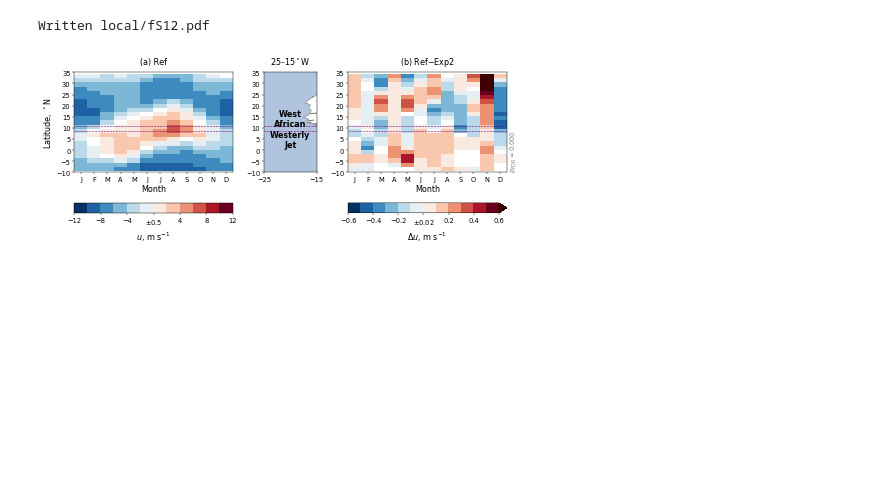
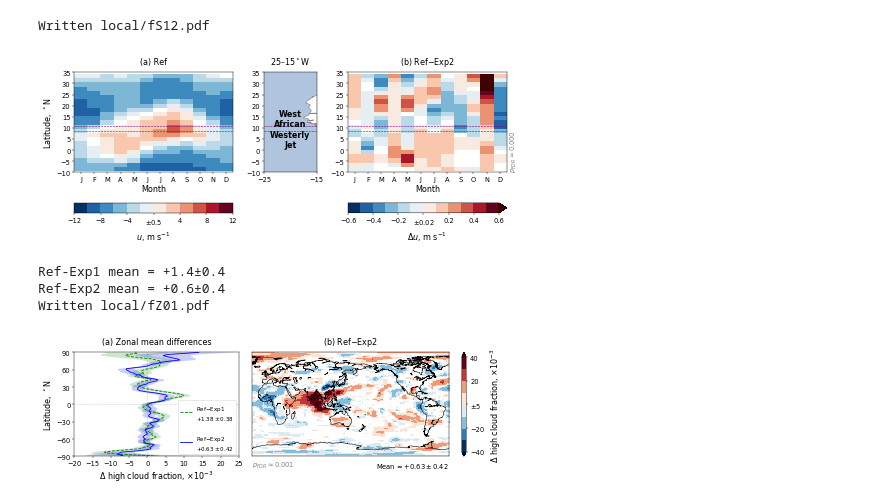
Before and after one commit to grandey/p17d-sulphur-eas-eqm, a Jupyter notebook: analysis_draft2018a/figures_draft2018a.ipynb, the cells around one changed output. Saved outputs shown, nothing was run; the diff lists cells and outputs as text; code cells hidden in the pictures; blank space fills up the shorter version.

```diff
--- a/analysis_draft2018a/figures_draft2018a.ipynb
+++ b/analysis_draft2018a/figures_draft2018a.ipynb
@@ -1066,3 +1066,17 @@ supp_figure_counter += 1
 # %% [output]
 Written local/fS12.pdf
 [figure]
+# %%
+# High cloud fraction
+zonal_mean_exp2_map(variable='CLDHGH', f_or_b='f',
+                    xlim=[-20, 25],
+                    vlim=[-40, 40], whiteout='5',
+                    cmap_name='RdBu_r', nlev=8,
+                    mean_format='${:+.2f}\pm{:.2f}$',
+                    file_prefix='fZ{:02}'.format(other_figure_counter))
+other_figure_counter += 1
+# %% [output]
+Ref-Exp1 mean = +1.4±0.4
+Ref-Exp2 mean = +0.6±0.4
+Written local/fZ01.pdf
+[figure, added]
```
Also changed, not shown: parts of 3 cells of this notebook, 2 other files.
